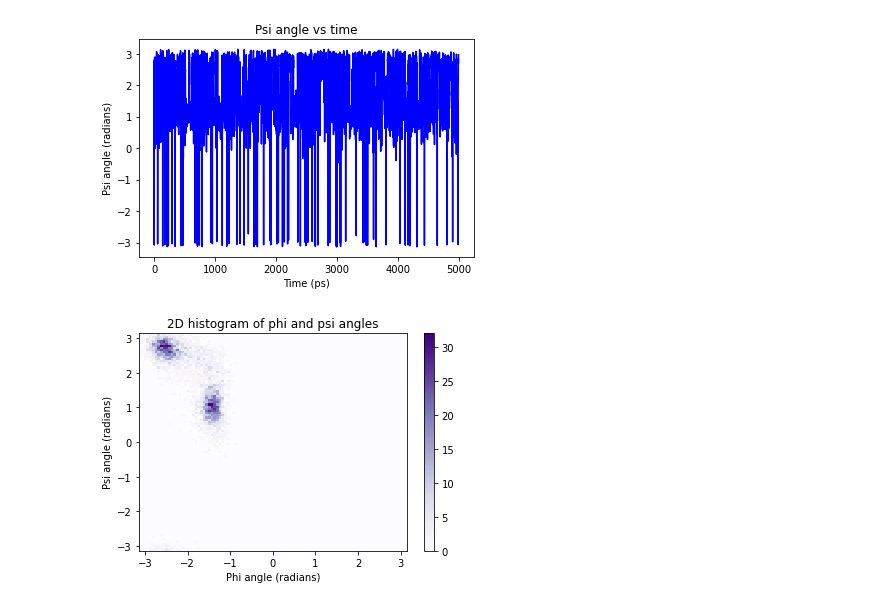
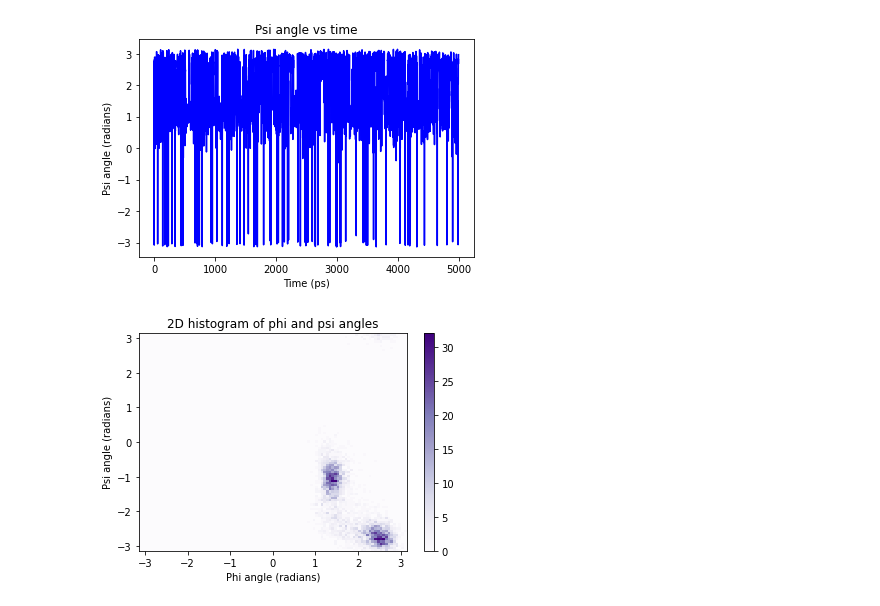
Before and after one commit to TorresKevin/comp-lab-class, a Jupyter notebook: Week5/Analysis/phi and psi plots.ipynb, the cells around one changed output. Saved outputs shown, nothing was run; the diff lists cells and outputs as text; code cells hidden in the pictures.

```diff
--- a/Week5/Analysis/phi and psi plots.ipynb
+++ b/Week5/Analysis/phi and psi plots.ipynb
@@ -29,11 +29,11 @@ plt.show()
 [figure]
 # %%
 #plot histogram of phi and psi angles
-plt.hist2d(phi[1][:,0], psi[1][:,0], bins=100, cmap='Purples', range = [[-np.pi, np.pi], [-np.pi, np.pi]])
+plt.hist2d(-phi[1][:,0], -psi[1][:,0], bins=100, cmap='Purples', range = [[-np.pi, np.pi], [-np.pi, np.pi]])
 plt.title('2D histogram of phi and psi angles')
 plt.xlabel('Phi angle (radians)')
 plt.ylabel('Psi angle (radians)')
 plt.colorbar()
 plt.show()
 # %% [output]
-[figure, old version]
+[figure, new version]
```
